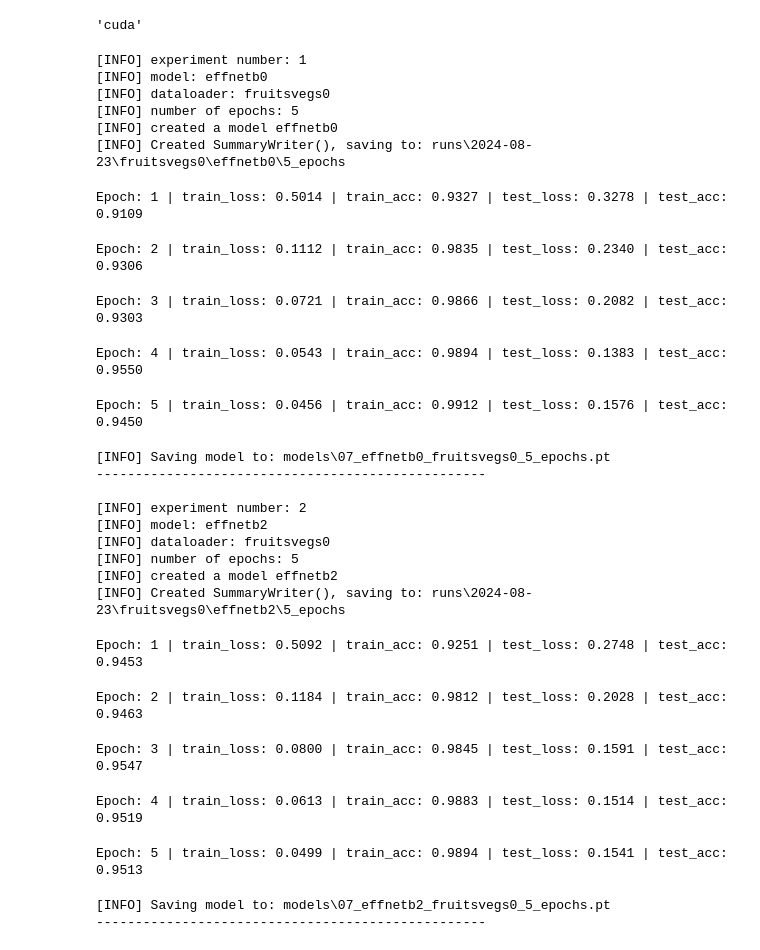
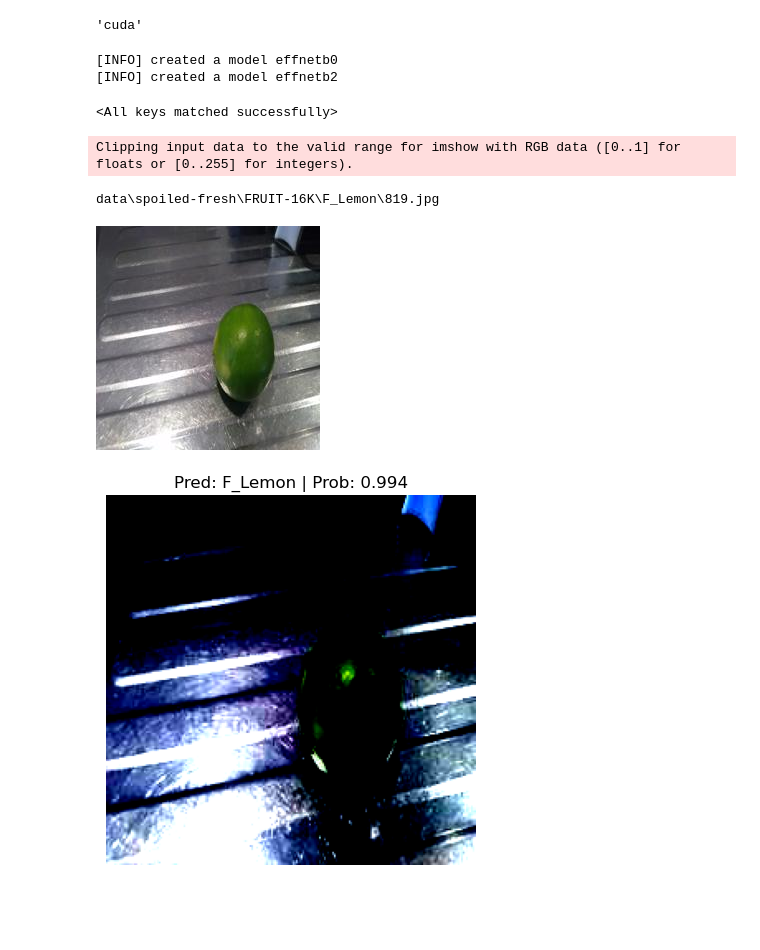
Before and after one commit to devdezzies/freshvision, a Jupyter notebook: exploration.ipynb, the cells around one changed output. Drawn from its saved outputs; the diff is of its cells as text; code cells hidden in the pictures; blank space fills up the shorter version.

Commit message:
add image plotter

```diff
--- a/exploration.ipynb
+++ b/exploration.ipynb
@@ -219,32 +219,37 @@ train_dataloaders = {"fruitsvegs0": train_dataloader}
 # %%
-from experiments import run_experiment as rex
+# from experiments import run_experiment as rex
 
-rex(train_dataloaders=train_dataloaders, test_dataloader=test_dataloader, num_epochs=num_epochs, models=models, class_names=class_names, device=device)
+# rex(train_dataloaders=train_dataloaders, test_dataloader=test_dataloader, num_epochs=num_epochs, models=models, class_names=class_names, device=device)
-# %% [output]
-[INFO] experiment number: 1
-[INFO] model: effnetb0
-[INFO] dataloader: fruitsvegs0
-[INFO] number of epochs: 5
-[INFO] created a model effnetb0
-[INFO] Created SummaryWriter(), saving to: runs\2024-08-23\fruitsvegs0\effnetb0\5_epochs
-Epoch: 1 | train_loss: 0.5014 | train_acc: 0.9327 | test_loss: 0.3278 | test_acc: 0.9109
-Epoch: 2 | train_loss: 0.1112 | train_acc: 0.9835 | test_loss: 0.2340 | test_acc: 0.9306
-Epoch: 3 | train_loss: 0.0721 | train_acc: 0.9866 | test_loss: 0.2082 | test_acc: 0.9303
-Epoch: 4 | train_loss: 0.0543 | train_acc: 0.9894 | test_loss: 0.1383 | test_acc: 0.9550
-Epoch: 5 | train_loss: 0.0456 | train_acc: 0.9912 | test_loss: 0.1576 | test_acc: 0.9450
-[INFO] Saving model to: models\07_effnetb0_fruitsvegs0_5_epochs.pt
---------------------------------------------------
-
-[INFO] experiment number: 2
-[INFO] model: effnetb2
-[INFO] dataloader: fruitsvegs0
-[INFO] number of epochs: 5
-[INFO] created a model effnetb2
-[INFO] Created SummaryWriter(), saving to: runs\2024-08-23\fruitsvegs0\effnetb2\5_epochs
-Epoch: 1 | train_loss: 0.5092 | train_acc: 0.9251 | test_loss: 0.2748 | test_acc: 0.9453
-Epoch: 2 | train_loss: 0.1184 | train_acc: 0.9812 | test_loss: 0.2028 | test_acc: 0.9463
-Epoch: 3 | train_loss: 0.0800 | train_acc: 0.9845 | test_loss: 0.1591 | test_acc: 0.9547
-Epoch: 4 | train_loss: 0.0613 | train_acc: 0.9883 | test_loss: 0.1514 | test_acc: 0.9519
-Epoch: 5 | train_loss: 0.0499 | train_acc: 0.9894 | test_loss: 0.1541 | test_acc: 0.9513
-[INFO] Saving model to: models\07_effnetb2_fruitsvegs0_5_epochs.pt
---------------------------------------------------
+# %%
+import model_builder as mb
+
+model_0 = mb.create_model_baseline_effnetb0(out_feats=len(class_names), device=device)
+model_1 = mb.create_model_baseline_effnetb2(out_feats=len(class_names), device=device)
+# %% [output]
+[INFO] created a model effnetb0
+[INFO] created a model effnetb2
+# %%
+model_0.load_state_dict(torch.load(f="models/effnetb0_fruitsvegs0_5_epochs.pt"))
+model_1.load_state_dict(torch.load(f="models/effnetb2_fruitsvegs0_5_epochs.pt"))
+# %% [output]
+<All keys matched successfully>
+# %%
+training_dir = []
+testing_dir = []
+for tag in classes:
+    img_list = list(Path(IMAGE_PATH / tag).glob("*.jpg"))
+    train_length = int(len(img_list) * 0.8)
+    training_dir.extend(img_list[:train_length])
+    testing_dir.extend(img_list[train_length:])
+# %%
+from utils import pred_and_plot_image
+
+pred_and_plot_image(model=model_0, image_path=testing_dir[900], class_names=classes, transform=test_transform, device=device)
+print(testing_dir[900])
+
+Image.open(testing_dir[900])
+# %% [output]
+Clipping input data to the valid range for imshow with RGB data ([0..1] for floats or [0..255] for integers).
+data\spoiled-fresh\FRUIT-16K\F_Lemon\819.jpg
+[figure, added]
+[figure, added]
```
Also changed, not shown: parts of 3 cells of this notebook, 3 other files.
